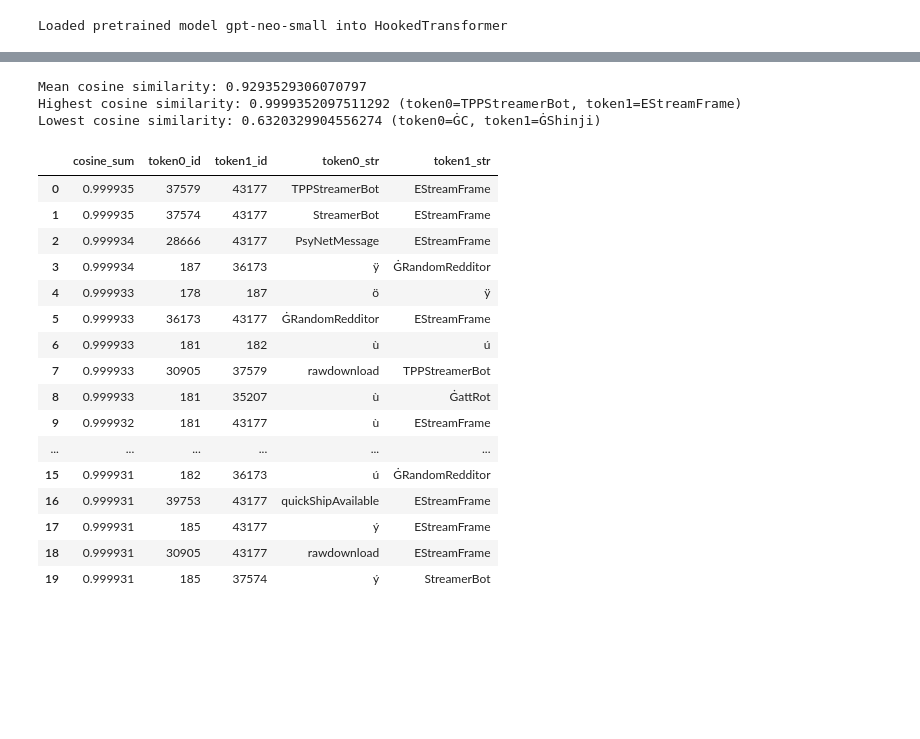
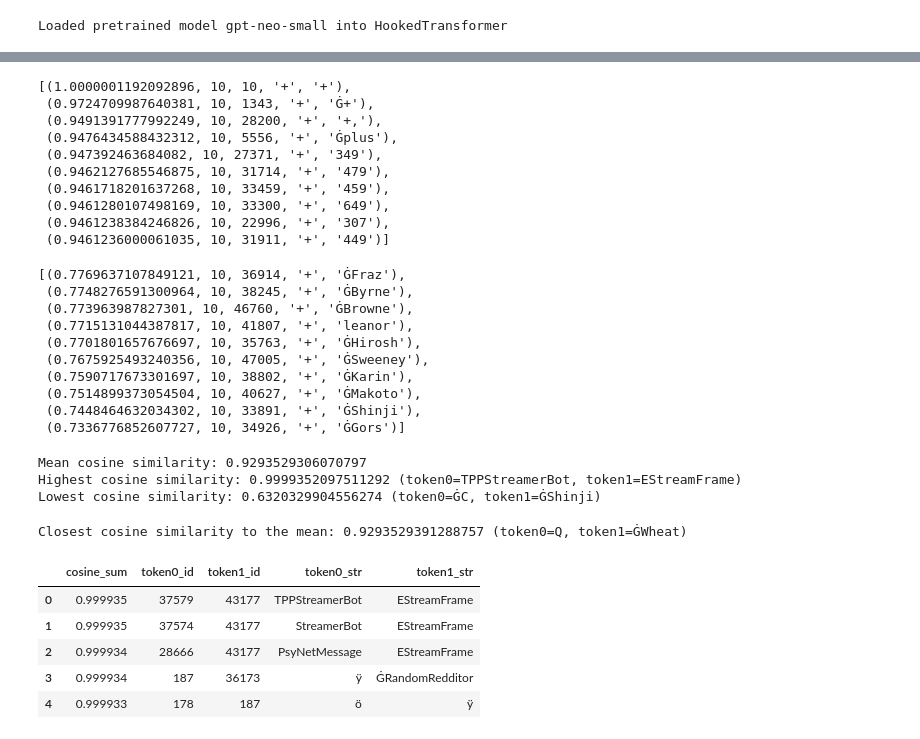
Before and after one commit to gg2001/transformer-circuits, a Jupyter notebook: puzzles/1.ipynb, the cells around one changed output, grey strips where cells are left out. Cells and saved outputs as stored; diff of their text form; code cells hidden in the pictures; blank space fills up the shorter version.

```diff
--- a/puzzles/1.ipynb
+++ b/puzzles/1.ipynb
@@ -73 +107,27 @@ def push_token_heap(
+# %%
+get_cosine_sims("+")[:10]
+# %% [output]
+[(1.0000001192092896, 10, 10, '+', '+'),
+ (0.9724709987640381, 10, 1343, '+', 'Ġ+'),
+ (0.9491391777992249, 10, 28200, '+', '+,'),
+ (0.9476434588432312, 10, 5556, '+', 'Ġplus'),
+ (0.947392463684082, 10, 27371, '+', '349'),
+ (0.9462127685546875, 10, 31714, '+', '479'),
+ (0.9461718201637268, 10, 33459, '+', '459'),
+ (0.9461280107498169, 10, 33300, '+', '649'),
+ (0.9461238384246826, 10, 22996, '+', '307'),
+ (0.9461236000061035, 10, 31911, '+', '449')]
+# %%
+get_cosine_sims("+")[num_tokens-10:]
+# %% [output]
+[(0.7769637107849121, 10, 36914, '+', 'ĠFraz'),
+ (0.7748276591300964, 10, 38245, '+', 'ĠByrne'),
+ (0.773963987827301, 10, 46760, '+', 'ĠBrowne'),
+ (0.7715131044387817, 10, 41807, '+', 'leanor'),
+ (0.7701801657676697, 10, 35763, '+', 'ĠHirosh'),
+ (0.7675925493240356, 10, 47005, '+', 'ĠSweeney'),
+ (0.7590717673301697, 10, 38802, '+', 'ĠKarin'),
+ (0.7514899373054504, 10, 40627, '+', 'ĠMakoto'),
+ (0.7448464632034302, 10, 33891, '+', 'ĠShinji'),
+ (0.7336776852607727, 10, 34926, '+', 'ĠGors')]
 # %%
@@ -130,6 +189,43 @@ print(f"Lowest cosine similarity: {bottom_heap[0][0]} (token0={bottom_heap[0][3]
 Mean cosine similarity: 0.9293529306070797
 Highest cosine similarity: 0.9999352097511292 (token0=TPPStreamerBot, token1=EStreamFrame)
 Lowest cosine similarity: 0.6320329904556274 (token0=ĠC, token1=ĠShinji)
+# %%
+# Add new heap to store token pairs closest to the mean
+mean_heap: TokenHeap = []
+
+for i in tqdm(range(0, num_tokens, batch)):
+    # Get the cosine similarities of the batch
+    token_cosine_sims = (W_E_normed[i:i + batch] @ W_E_normed[i + 1:].T)
+
+    # Get the top diagonal of the batch
+    mask = torch.tril(torch.ones(token_cosine_sims.size(0), token_cosine_sims.size(1), dtype=torch.bool, device=token_cosine_sims.device), diagonal=-1)
+    cosine_sims_top = token_cosine_sims.masked_fill(mask, float('-inf'))
+    flattened = cosine_sims_top.view(-1)
+
+    # Compute the absolute differences from the mean
+    valid_mask = flattened != float('-inf')
+    valid_cosine_sims = flattened[valid_mask]
+    differences_from_mean = torch.abs(valid_cosine_sims - mean)
+
+    # Get the top_k cosine similarities closest to the mean
+    closest_cosine_sims = torch.topk(-differences_from_mean, top_k)  # Negative because we want the smallest differences
+    closest_values = valid_cosine_sims[closest_cosine_sims.indices].tolist()
+    closest_token0 = ((closest_cosine_sims.indices // (num_tokens - i - 1)) + i).tolist()
+    closest_token1 = ((closest_cosine_sims.indices % (num_tokens - i - 1)) + i + 1).tolist()
+    push_token_heap(mean_heap, closest_values, closest_token0, closest_token1, lambda x, y: abs(x - mean) < abs(y - mean), top_k)
+
+
+# Sort heap
+mean_heap.sort(key=lambda x: abs(x[0] - mean))
+
+# Get the token strings for the pairs closest to the mean
+for i in range(top_k):
+    mean_heap[i] += (model.tokenizer.convert_ids_to_tokens(mean_heap[i][1]), model.tokenizer.convert_ids_to_tokens(mean_heap[i][2]))
+
+print()
+print(f"Closest cosine similarity to the mean: {mean_heap[0][0]} (token0={mean_heap[0][3]}, token1={mean_heap[0][4]})")
+# %% [output]
+Closest cosine similarity to the mean: 0.9293529391288757 (token0=Q, token1=ĠWheat)
 # %%
 columns = ["cosine_sum", "token0_id", "token1_id", "token0_str", "token1_str"]
 top_df = pd.DataFrame(top_heap, columns=columns)
@@ -137,22 +234,11 @@ bottom_df = pd.DataFrame(bottom_heap, columns=columns)
 # %%
-top_df.head(n=20)
+top_df.head(n=5)
 # %% [output]
 |  | cosine_sum | token0_id | token1_id | token0_str | token1_str |
 | 0 | 0.999935 | 37579 | 43177 | TPPStreamerBot | EStreamFrame |
 | 1 | 0.999935 | 37574 | 43177 | StreamerBot | EStreamFrame |
 | 2 | 0.999934 | 28666 | 43177 | PsyNetMessage | EStreamFrame |
 | 3 | 0.999934 | 187 | 36173 | ÿ | ĠRandomRedditor |
 | 4 | 0.999933 | 178 | 187 | ö | ÿ |
-| 5 | 0.999933 | 36173 | 43177 | ĠRandomRedditor | EStreamFrame |
-| 6 | 0.999933 | 181 | 182 | ù | ú |
-| 7 | 0.999933 | 30905 | 37579 | rawdownload | TPPStreamerBot |
-| 8 | 0.999933 | 181 | 35207 | ù | ĠattRot |
-| 9 | 0.999932 | 181 | 43177 | ù | EStreamFrame |
-| ... | ... | ... | ... | ... | ... |
-| 15 | 0.999931 | 182 | 36173 | ú | ĠRandomRedditor |
-| 16 | 0.999931 | 39753 | 43177 | quickShipAvailable | EStreamFrame |
-| 17 | 0.999931 | 185 | 43177 | ý | EStreamFrame |
-| 18 | 0.999931 | 30905 | 43177 | rawdownload | EStreamFrame |
-| 19 | 0.999931 | 185 | 37574 | ý | StreamerBot |
 # %%
 top_token_counts = pd.concat([top_df['token0_str'], top_df['token1_str']]).value_counts()
```
Also changed, not shown: parts of 11 cells of this notebook.
